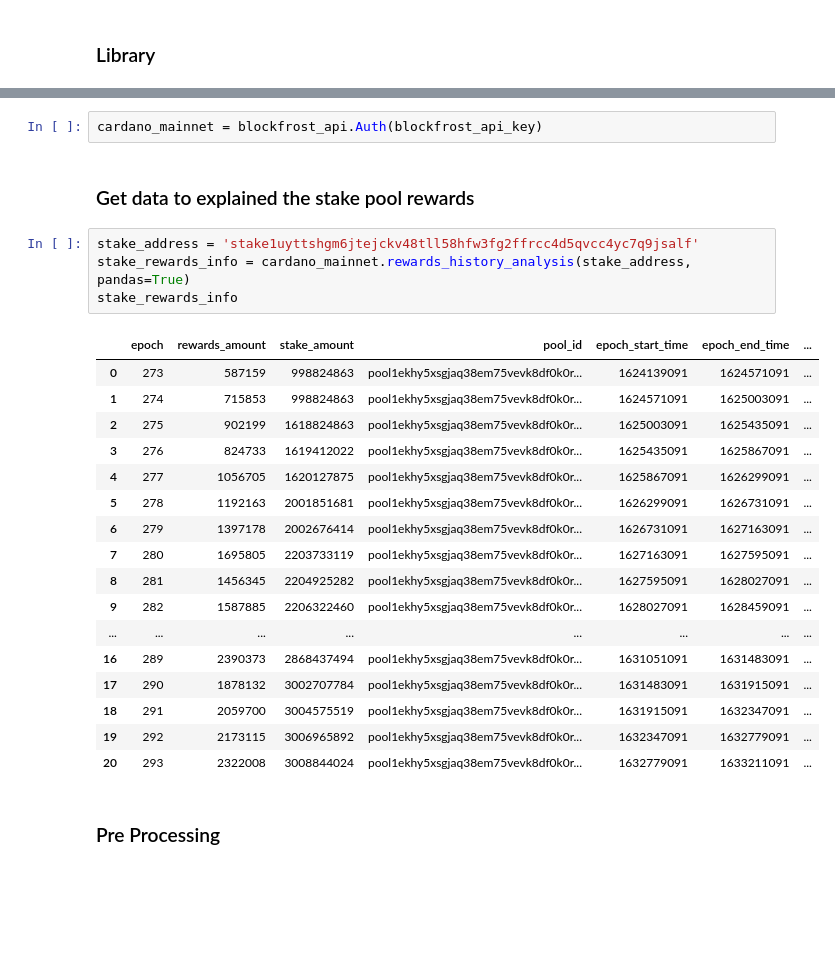
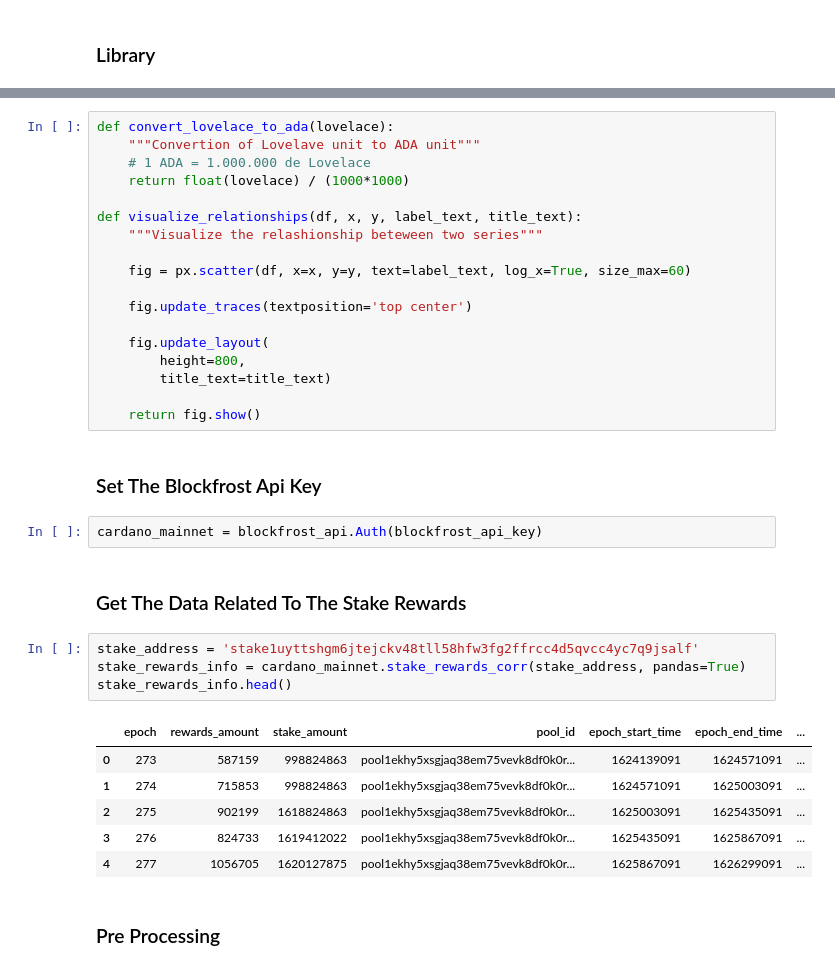
Before and after one commit to attadje/py-cardano-explorer, a Jupyter notebook: src/notebooks/stake_rewards_analysis.ipynb, the cells around one changed output, grey strips where cells are left out. Drawn from its saved outputs; the diff is of its cells as text; blank space fills up the shorter version.

```diff
--- a/src/notebooks/stake_rewards_analysis.ipynb
+++ b/src/notebooks/stake_rewards_analysis.ipynb
@@ -24,28 +27,37 @@ sns.set(rc={'figure.figsize':(12,8)})
+# %%
+def convert_lovelace_to_ada(lovelace):
+    """Convertion of Lovelave unit to ADA unit"""
+    # 1 ADA = 1.000.000 de Lovelace
+    return float(lovelace) / (1000*1000)
+
+def visualize_relationships(df, x, y, label_text, title_text):
+    """Visualize the relashionship beteween two series"""
+
+    fig = px.scatter(df, x=x, y=y, text=label_text, log_x=True, size_max=60)
+
+    fig.update_traces(textposition='top center')
+
+    fig.update_layout(
+        height=800,
+        title_text=title_text)
+
+    return fig.show()
+# %% [markdown]
+### Set The Blockfrost Api Key
 # %%
 cardano_mainnet = blockfrost_api.Auth(blockfrost_api_key)
-# %% [markdown]
-### Get data to explained the stake pool rewards
+# %% [markdown]
+### Get The Data Related To The Stake Rewards
 # %%
 stake_address = 'stake1uyttshgm6jtejckv48tll58hfw3fg2ffrcc4d5qvcc4yc7q9jsalf'
-stake_rewards_info = cardano_mainnet.rewards_history_analysis(stake_address, pandas=True)
-stake_rewards_info
+stake_rewards_info = cardano_mainnet.stake_rewards_corr(stake_address, pandas=True)
+stake_rewards_info.head()
 # %% [output]
 |  | epoch | rewards_amount | stake_amount | pool_id | epoch_start_time | epoch_end_time | ... |
 | 0 | 273 | 587159 | 998824863 | pool1ekhy5xsgjaq38em75vevk8df0k0r... | 1624139091 | 1624571091 | ... |
 | 1 | 274 | 715853 | 998824863 | pool1ekhy5xsgjaq38em75vevk8df0k0r... | 1624571091 | 1625003091 | ... |
 | 2 | 275 | 902199 | 1618824863 | pool1ekhy5xsgjaq38em75vevk8df0k0r... | 1625003091 | 1625435091 | ... |
 | 3 | 276 | 824733 | 1619412022 | pool1ekhy5xsgjaq38em75vevk8df0k0r... | 1625435091 | 1625867091 | ... |
 | 4 | 277 | 1056705 | 1620127875 | pool1ekhy5xsgjaq38em75vevk8df0k0r... | 1625867091 | 1626299091 | ... |
-| 5 | 278 | 1192163 | 2001851681 | pool1ekhy5xsgjaq38em75vevk8df0k0r... | 1626299091 | 1626731091 | ... |
-| 6 | 279 | 1397178 | 2002676414 | pool1ekhy5xsgjaq38em75vevk8df0k0r... | 1626731091 | 1627163091 | ... |
-| 7 | 280 | 1695805 | 2203733119 | pool1ekhy5xsgjaq38em75vevk8df0k0r... | 1627163091 | 1627595091 | ... |
-| 8 | 281 | 1456345 | 2204925282 | pool1ekhy5xsgjaq38em75vevk8df0k0r... | 1627595091 | 1628027091 | ... |
-| 9 | 282 | 1587885 | 2206322460 | pool1ekhy5xsgjaq38em75vevk8df0k0r... | 1628027091 | 1628459091 | ... |
-| ... | ... | ... | ... | ... | ... | ... | ... |
-| 16 | 289 | 2390373 | 2868437494 | pool1ekhy5xsgjaq38em75vevk8df0k0r... | 1631051091 | 1631483091 | ... |
-| 17 | 290 | 1878132 | 3002707784 | pool1ekhy5xsgjaq38em75vevk8df0k0r... | 1631483091 | 1631915091 | ... |
-| 18 | 291 | 2059700 | 3004575519 | pool1ekhy5xsgjaq38em75vevk8df0k0r... | 1631915091 | 1632347091 | ... |
-| 19 | 292 | 2173115 | 3006965892 | pool1ekhy5xsgjaq38em75vevk8df0k0r... | 1632347091 | 1632779091 | ... |
-| 20 | 293 | 2322008 | 3008844024 | pool1ekhy5xsgjaq38em75vevk8df0k0r... | 1632779091 | 1633211091 | ... |
 # %% [markdown]
 ### Pre Processing
```
Also changed, not shown: parts of 22 cells of this notebook, 3 other files.
